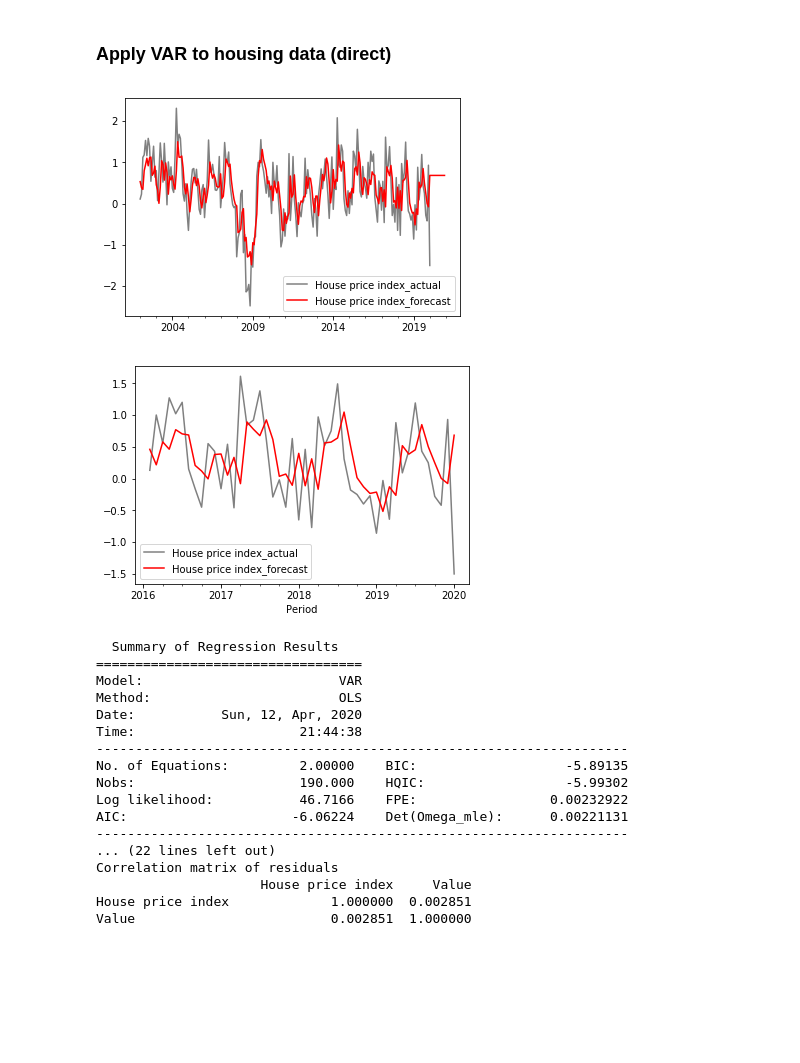
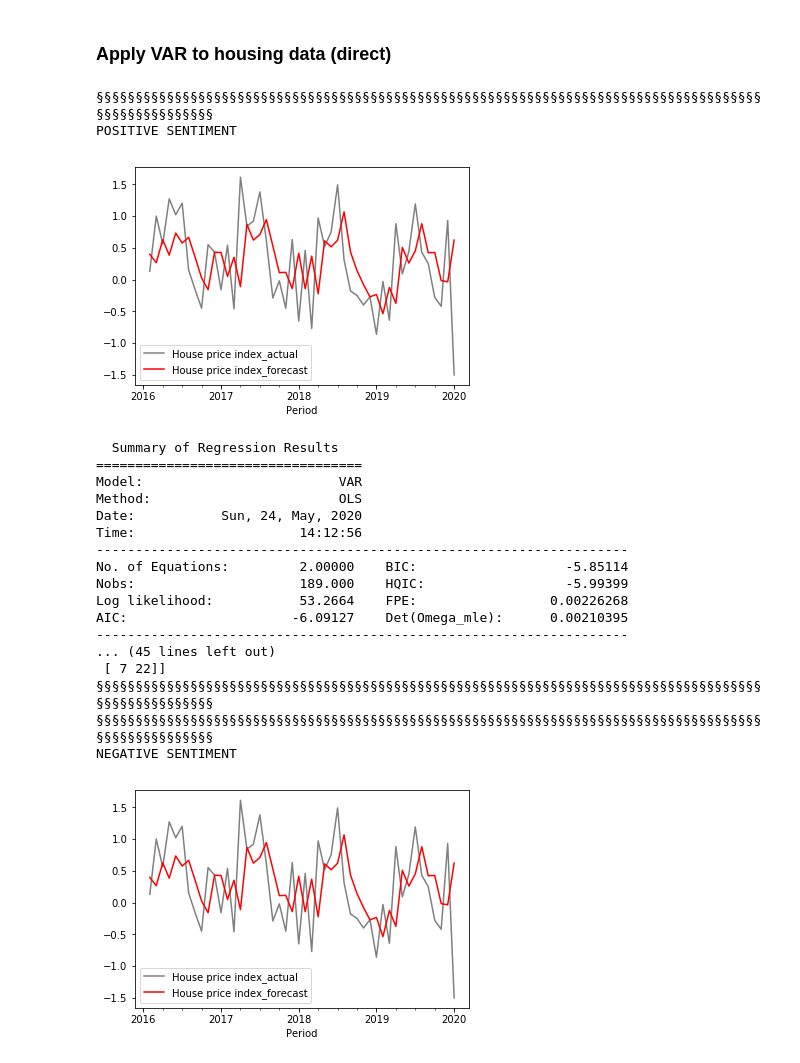
Before and after one commit to Raj1v/real-estate-market-forecasting, a Jupyter notebook: notebooks/Consumer_confidence_model.ipynb, the cells around one changed output. Drawn from its saved outputs; the diff is of its cells as text; code cells hidden in the pictures; blank space fills up the shorter version.

Commit message:
Evaluation of CCI model

```diff
--- a/notebooks/Consumer_confidence_model.ipynb
+++ b/notebooks/Consumer_confidence_model.ipynb
@@ -14,31 +16,28 @@ forecast_period = pd.period_range(start="%d-1" % 2002, end="%d-12" % 2020, freq=
-# %%
-var_direct = VectorAutoRegressor(housing_index="data/real_estate_data/direct/england.csv", sentiment_index = cgi, housing_column = "House price index")
-var_direct.fit_model(lag_order = 2)
-
-#Forecast of whole dataset
-var_direct.forecast_period(forecast_period)
-
-# Forecast of test set
-var_direct.forecast_period(var_direct.test_data.index)
-
-var_direct.fit.summary()
-# %% [output]
-[figure, removed]
-[figure, removed]
-  Summary of Regression Results
-==================================
-Model:                         VAR
-Method:                        OLS
-Date:           Sun, 12, Apr, 2020
-Time:                     21:44:38
---------------------------------------------------------------------
-No. of Equations:         2.00000    BIC:                   -5.89135
-Nobs:                     190.000    HQIC:                  -5.99302
-Log likelihood:           46.7166    FPE:                 0.00232922
-AIC:                     -6.06224    Det(Omega_mle):      0.00221131
---------------------------------------------------------------------
-... (22 lines left out)
-Correlation matrix of residuals
-                     House price index     Value
-House price index             1.000000  0.002851
-Value                         0.002851  1.000000
+# %%
+cgi["Positive Scores"] = cgi["Value"]
+cgi["Negative Scores"] = cgi["Value"]
+# %%
+direct_data = "data/real_estate_data/direct/england.csv"
+ev = Evaluator(model=None, articles= None, sentiment = cgi, housing_index=direct_data, market_data_column = "House price index")
+# %% [output]
+§§§§§§§§§§§§§§§§§§§§§§§§§§§§§§§§§§§§§§§§§§§§§§§§§§§§§§§§§§§§§§§§§§§§§§§§§§§§§§§§§§§§§§§§§§§§§§§§§§§§
+POSITIVE SENTIMENT
+[figure, added]
+  Summary of Regression Results
+==================================
+Model:                         VAR
+Method:                        OLS
+Date:           Sun, 24, May, 2020
+Time:                     14:12:56
+--------------------------------------------------------------------
+No. of Equations:         2.00000    BIC:                   -5.85114
+Nobs:                     189.000    HQIC:                  -5.99399
+Log likelihood:           53.2664    FPE:                 0.00226268
+AIC:                     -6.09127    Det(Omega_mle):      0.00210395
+--------------------------------------------------------------------
+... (45 lines left out)
+ [ 7 22]]
+§§§§§§§§§§§§§§§§§§§§§§§§§§§§§§§§§§§§§§§§§§§§§§§§§§§§§§§§§§§§§§§§§§§§§§§§§§§§§§§§§§§§§§§§§§§§§§§§§§§§
+§§§§§§§§§§§§§§§§§§§§§§§§§§§§§§§§§§§§§§§§§§§§§§§§§§§§§§§§§§§§§§§§§§§§§§§§§§§§§§§§§§§§§§§§§§§§§§§§§§§§
+NEGATIVE SENTIMENT
+[figure, added]
```
Also changed, not shown: parts of 10 cells of this notebook.
